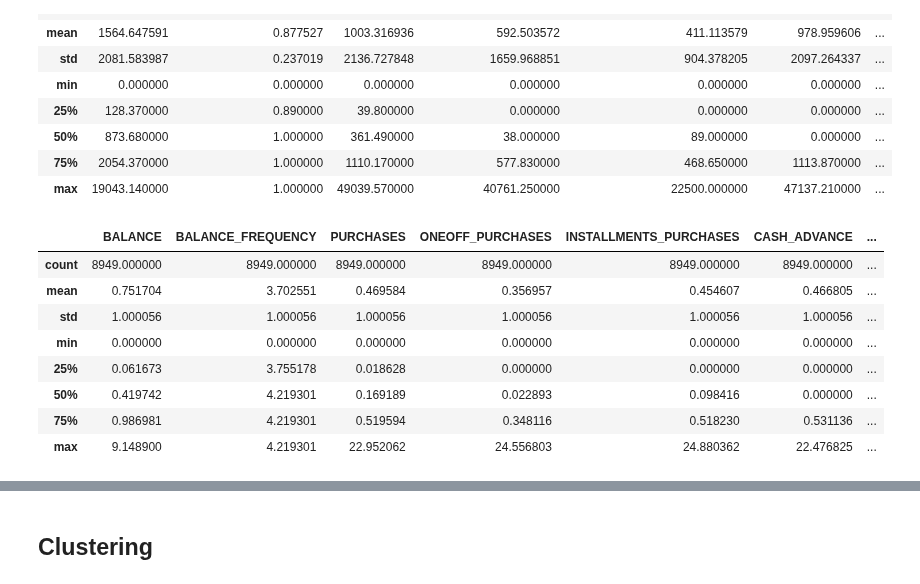
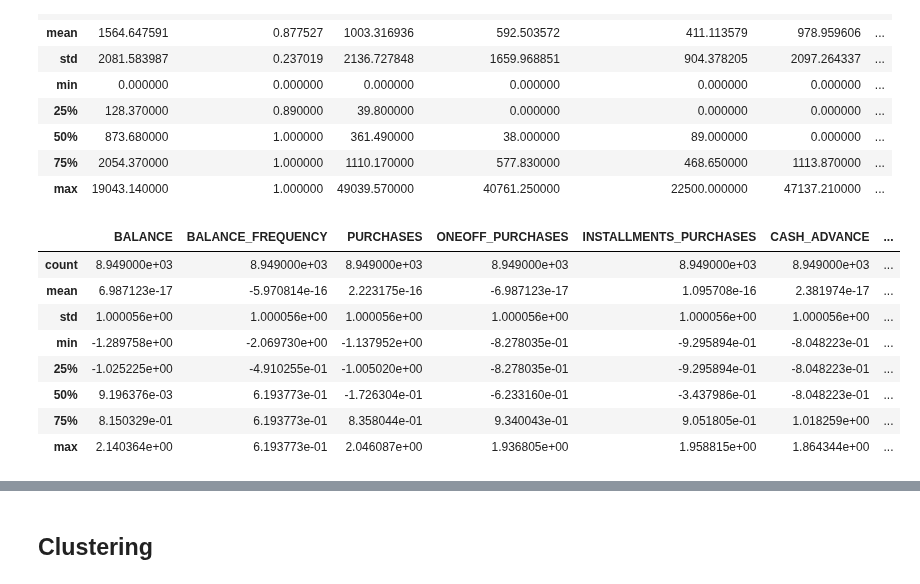
Before and after one commit to xwu0223/MBAN-6400-Project, a Jupyter notebook: cc.ipynb, the cells around one changed output, grey strips where cells are left out. Drawn from its saved outputs; the diff is of its cells as text; code cells hidden in the pictures.

```diff
--- a/cc.ipynb
+++ b/cc.ipynb
@@ -138,15 +138,17 @@ X.describe()
 # %%
 # rescale each feature dimension of the observation set by its standard deviation
 scaled_X = pd.DataFrame(whiten(X), columns = X.columns)
+pt = PowerTransformer()
+transformed_data = pd.DataFrame(pt.fit_transform(scaled_X), columns = X.columns)
 # %%
-scaled_X.describe()
+transformed_data.describe()
 # %% [output]
 |  | BALANCE | BALANCE_FREQUENCY | PURCHASES | ONEOFF_PURCHASES | INSTALLMENTS_PURCHASES | CASH_ADVANCE | ... |
-| count | 8949.000000 | 8949.000000 | 8949.000000 | 8949.000000 | 8949.000000 | 8949.000000 | ... |
-| mean | 0.751704 | 3.702551 | 0.469584 | 0.356957 | 0.454607 | 0.466805 | ... |
-| std | 1.000056 | 1.000056 | 1.000056 | 1.000056 | 1.000056 | 1.000056 | ... |
-| min | 0.000000 | 0.000000 | 0.000000 | 0.000000 | 0.000000 | 0.000000 | ... |
-| 25% | 0.061673 | 3.755178 | 0.018628 | 0.000000 | 0.000000 | 0.000000 | ... |
-| 50% | 0.419742 | 4.219301 | 0.169189 | 0.022893 | 0.098416 | 0.000000 | ... |
-| 75% | 0.986981 | 4.219301 | 0.519594 | 0.348116 | 0.518230 | 0.531136 | ... |
-| max | 9.148900 | 4.219301 | 22.952062 | 24.556803 | 24.880362 | 22.476825 | ... |
+| count | 8.949000e+03 | 8.949000e+03 | 8.949000e+03 | 8.949000e+03 | 8.949000e+03 | 8.949000e+03 | ... |
+| mean | 6.987123e-17 | -5.970814e-16 | 2.223175e-16 | -6.987123e-17 | 1.095708e-16 | 2.381974e-17 | ... |
+| std | 1.000056e+00 | 1.000056e+00 | 1.000056e+00 | 1.000056e+00 | 1.000056e+00 | 1.000056e+00 | ... |
+| min | -1.289758e+00 | -2.069730e+00 | -1.137952e+00 | -8.278035e-01 | -9.295894e-01 | -8.048223e-01 | ... |
+| 25% | -1.025225e+00 | -4.910255e-01 | -1.005020e+00 | -8.278035e-01 | -9.295894e-01 | -8.048223e-01 | ... |
+| 50% | 9.196376e-03 | 6.193773e-01 | -1.726304e-01 | -6.233160e-01 | -3.437986e-01 | -8.048223e-01 | ... |
+| 75% | 8.150329e-01 | 6.193773e-01 | 8.358044e-01 | 9.340043e-01 | 9.051805e-01 | 1.018259e+00 | ... |
+| max | 2.140364e+00 | 6.193773e-01 | 2.046087e+00 | 1.936805e+00 | 1.958815e+00 | 1.864344e+00 | ... |
```
Also changed, not shown: parts of 6 cells of this notebook.
